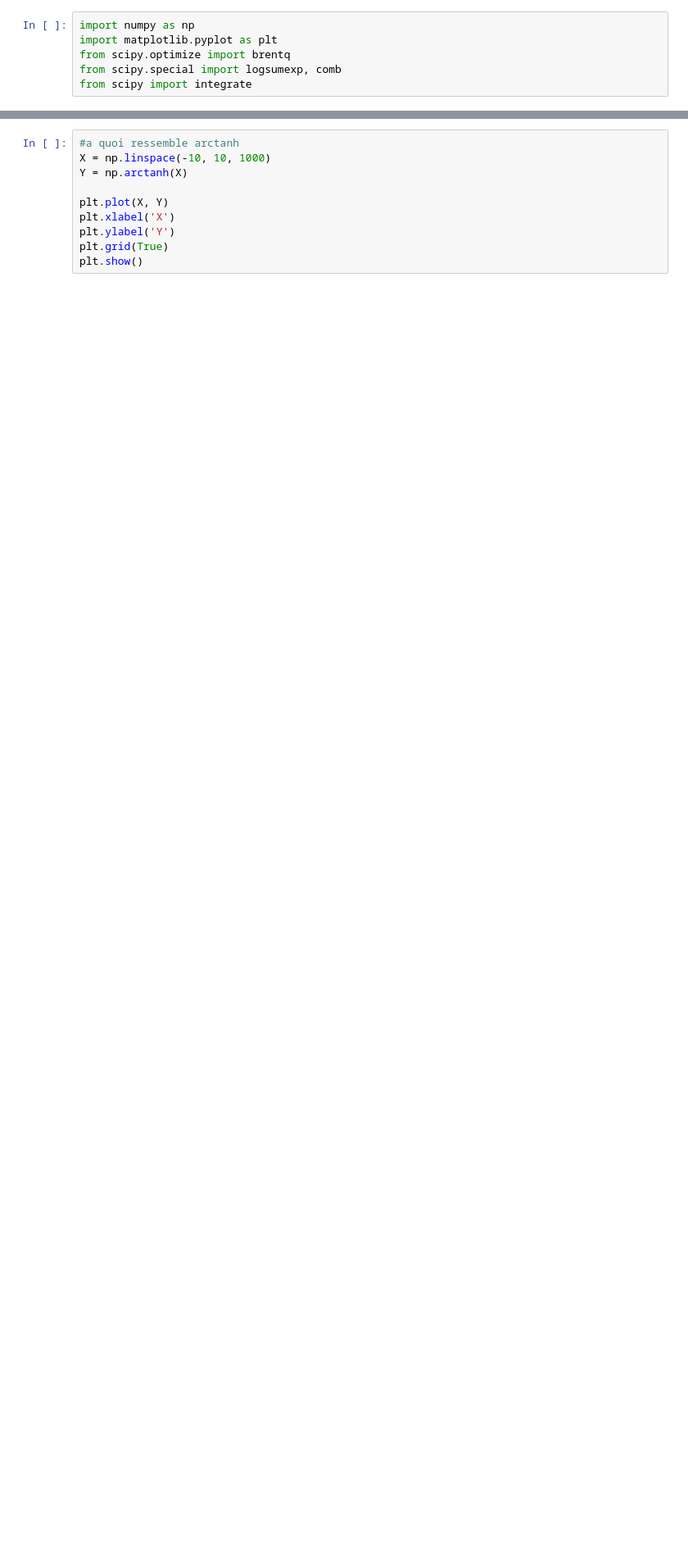
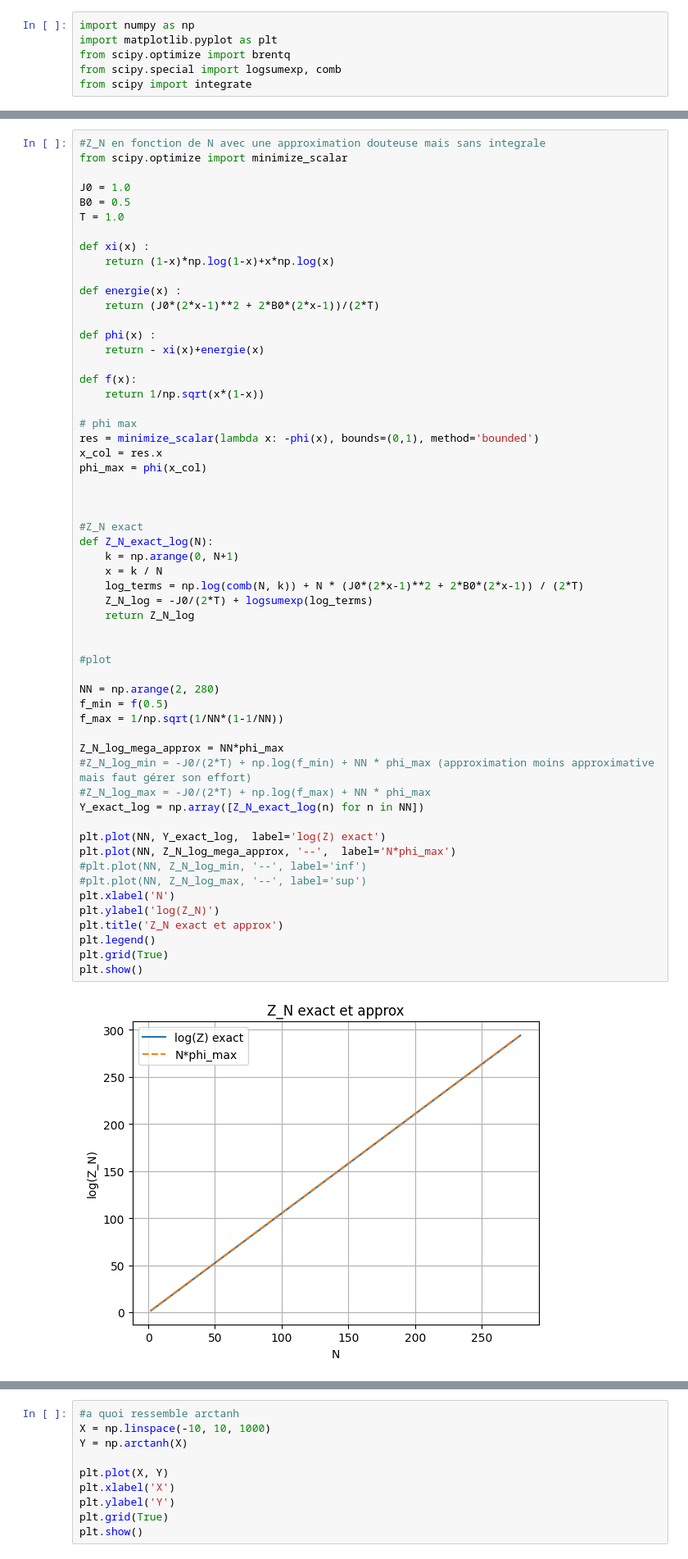
Before and after one commit to Gabriel-lct/ising-model-research, a Jupyter notebook: python/plot_mean_Z_2.ipynb, the cells around one changed output, grey strips where cells are left out. Shown at 82% size. Cells and saved outputs as stored; diff of their text form; blank space fills up the shorter version.

```diff
--- a/python/plot_mean_Z_2.ipynb
+++ b/python/plot_mean_Z_2.ipynb
@@ -175,0 +150,59 @@ différence entre appox et exact pour N = 5 0.002117156889970495
+# %%
+#Z_N en fonction de N avec une approximation douteuse mais sans integrale
+from scipy.optimize import minimize_scalar
+
+J0 = 1.0
+B0 = 0.5
+T = 1.0
+
+def xi(x) :
+    return (1-x)*np.log(1-x)+x*np.log(x)
+
+def energie(x) :
+    return (J0*(2*x-1)**2 + 2*B0*(2*x-1))/(2*T)
+
+def phi(x) :
+    return - xi(x)+energie(x)
+
+def f(x):
+    return 1/np.sqrt(x*(1-x))
+
+# phi max
+res = minimize_scalar(lambda x: -phi(x), bounds=(0,1), method='bounded')
+x_col = res.x
+phi_max = phi(x_col)
+
+
+
+#Z_N exact
+def Z_N_exact_log(N):
+    k = np.arange(0, N+1)
+    x = k / N
+    log_terms = np.log(comb(N, k)) + N * (J0*(2*x-1)**2 + 2*B0*(2*x-1)) / (2*T)
+    Z_N_log = -J0/(2*T) + logsumexp(log_terms)
+    return Z_N_log
+
+
+#plot
+
+NN = np.arange(2, 280)
+f_min = f(0.5)
+f_max = 1/np.sqrt(1/NN*(1-1/NN))
+
+Z_N_log_mega_approx = NN*phi_max
+#Z_N_log_min = -J0/(2*T) + np.log(f_min) + NN * phi_max (approximation moins approximative mais faut gérer son effort)
+#Z_N_log_max = -J0/(2*T) + np.log(f_max) + NN * phi_max
+Y_exact_log = np.array([Z_N_exact_log(n) for n in NN])
+
+plt.plot(NN, Y_exact_log,  label='log(Z) exact')
+plt.plot(NN, Z_N_log_mega_approx, '--',  label='N*phi_max')
+#plt.plot(NN, Z_N_log_min, '--', label='inf')
+#plt.plot(NN, Z_N_log_max, '--', label='sup')
+plt.xlabel('N')
+plt.ylabel('log(Z_N)')
+plt.title('Z_N exact et approx')
+plt.legend()
+plt.grid(True)
+plt.show()
+# %% [output]
+[figure, added]
```
Also changed, not shown: parts of 7 cells of this notebook.
